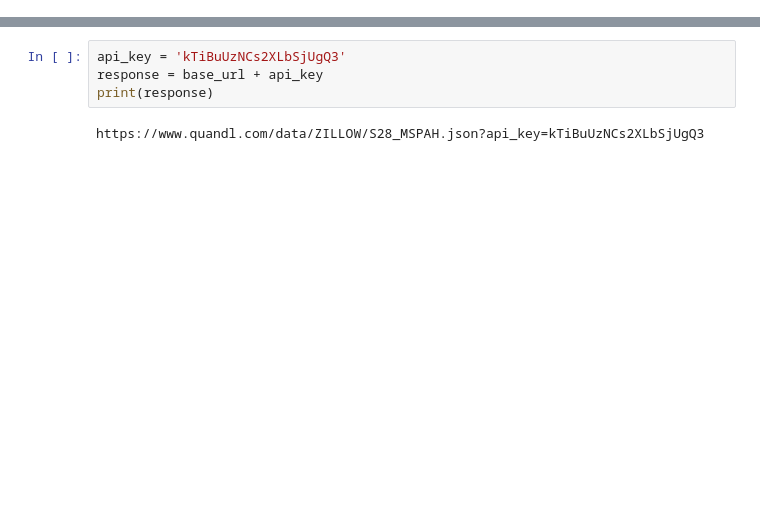
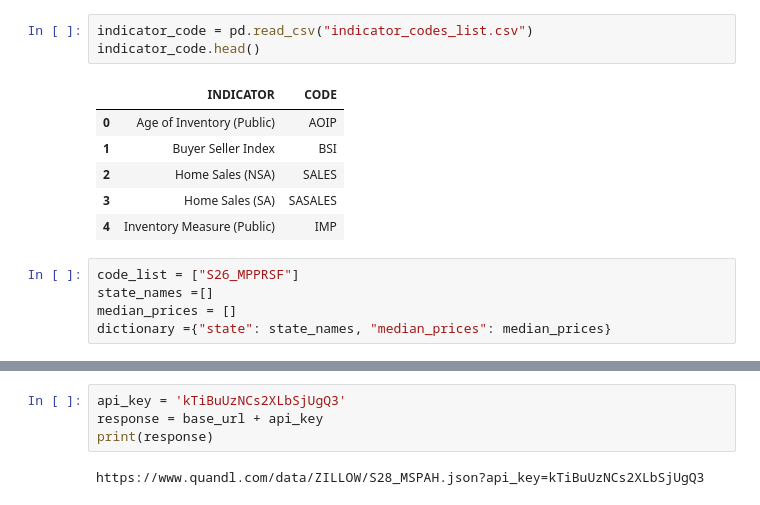
Before and after one commit to CAnderson95/Project-1-Proposal, a Jupyter notebook: FirstWorkingAPIIteration.ipynb, the cells around one changed output, grey strips where cells are left out. Drawn from its saved outputs; the diff is of its cells as text; blank space fills up the shorter version.

```diff
--- a/FirstWorkingAPIIteration.ipynb
+++ b/FirstWorkingAPIIteration.ipynb
@@ -4,0 +17,15 @@ import quandl
+# %%
+indicator_code = pd.read_csv("indicator_codes_list.csv")
+indicator_code.head()
+# %% [output]
+|  | INDICATOR | CODE |
+| 0 | Age of Inventory (Public) | AOIP |
+| 1 | Buyer Seller Index | BSI |
+| 2 | Home Sales (NSA) | SALES |
+| 3 | Home Sales (SA) | SASALES |
+| 4 | Inventory Measure (Public) | IMP |
+# %%
+code_list = ["S26_MPPRSF"]
+state_names =[]
+median_prices = []
+dictionary ={"state": state_names, "median_prices": median_prices}
```
Also changed, not shown: parts of 14 cells of this notebook.
